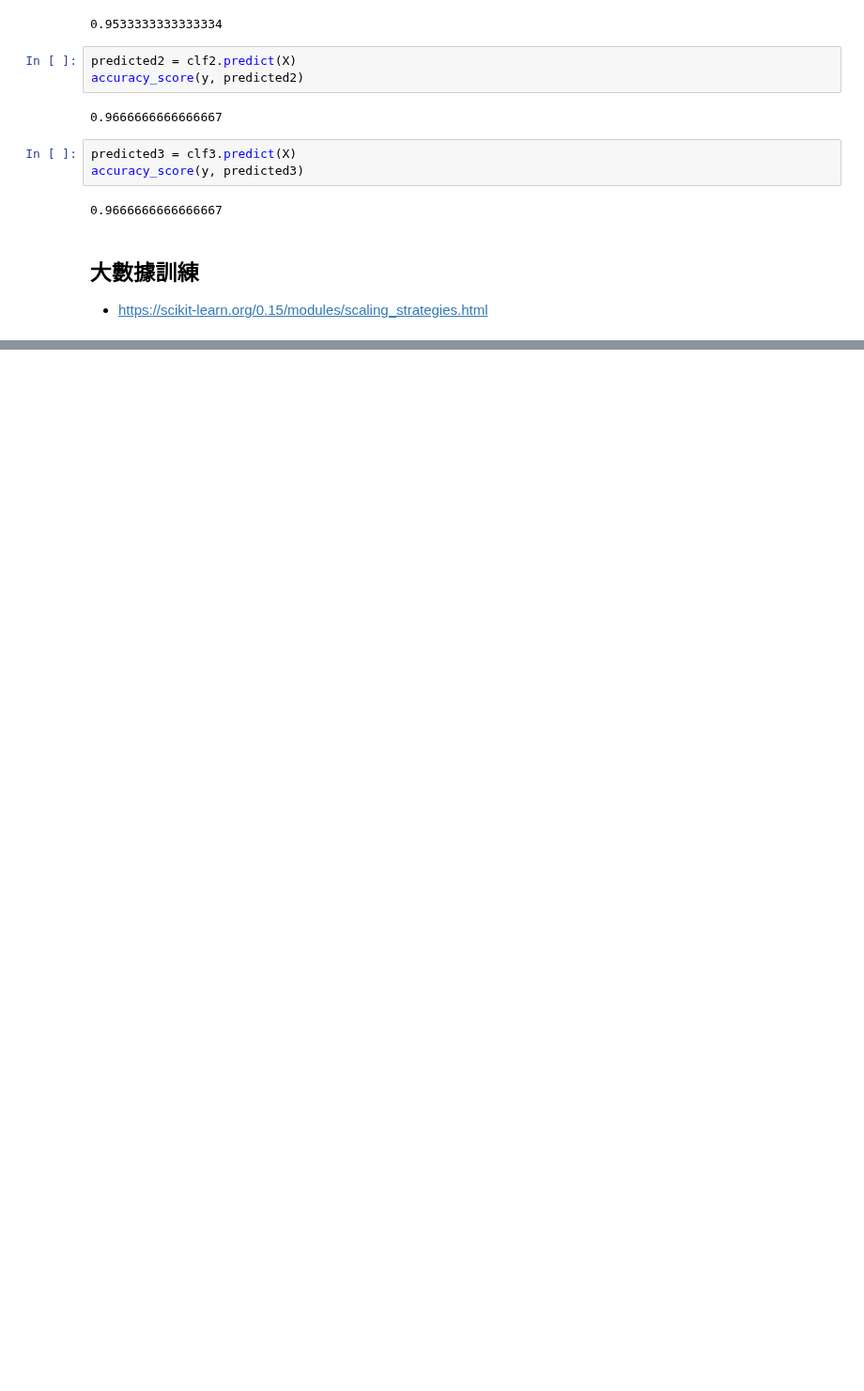
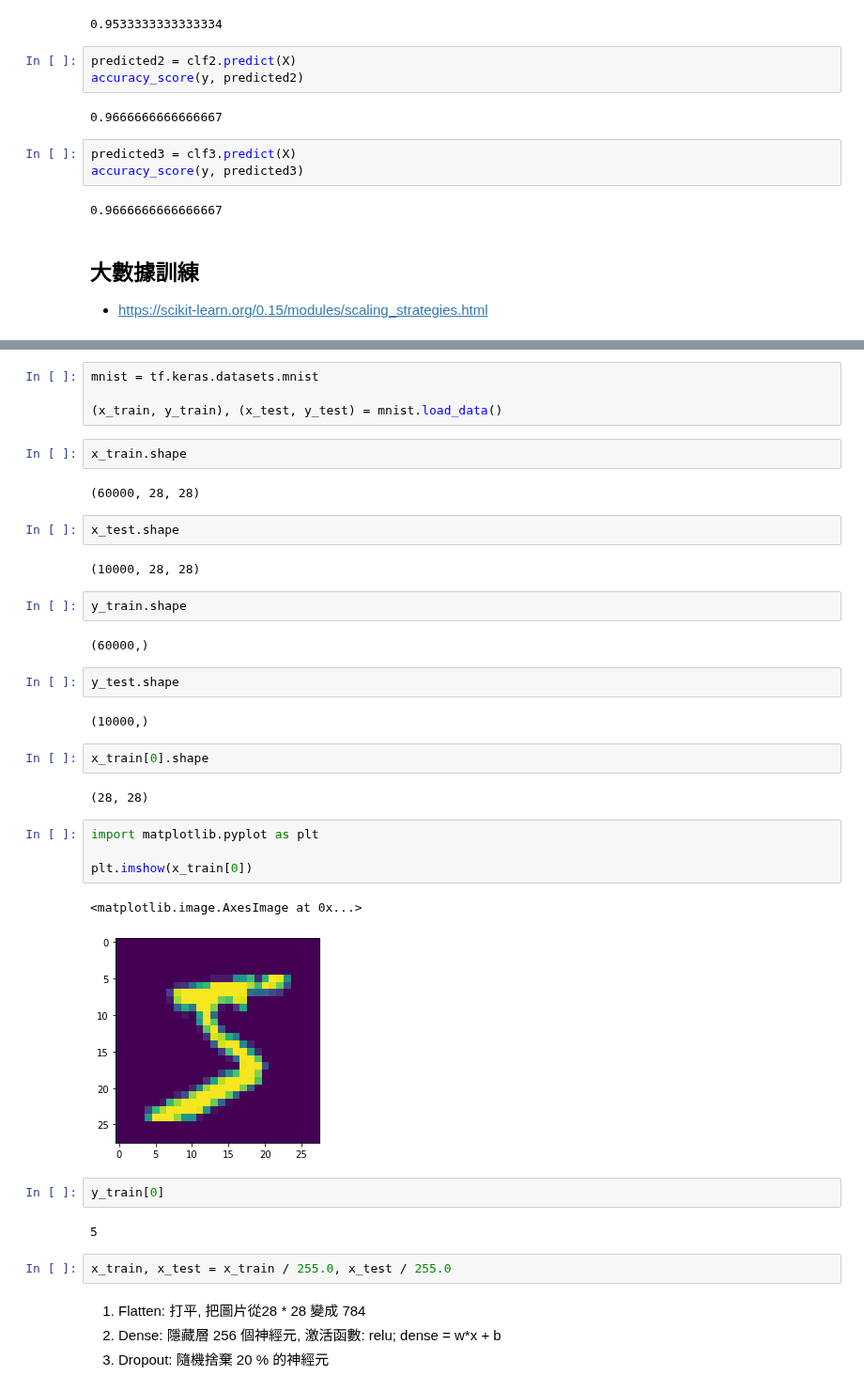
Before and after one commit to ywchiu/tibamedl, a Jupyter notebook: Demo20200321.ipynb, the cells around one changed output, grey strips where cells are left out. Shown at 94% size. Cells and saved outputs as stored; diff of their text form; blank space fills up the shorter version.

```diff
--- a/Demo20200321.ipynb
+++ b/Demo20200321.ipynb
@@ -1086,0 +1112,41 @@ accuracy_score(y, predicted3)
+# %%
+mnist = tf.keras.datasets.mnist
+
+(x_train, y_train), (x_test, y_test) = mnist.load_data()
+# %%
+x_train.shape
+# %% [output]
+(60000, 28, 28)
+# %%
+x_test.shape
+# %% [output]
+(10000, 28, 28)
+# %%
+y_train.shape
+# %% [output]
+(60000,)
+# %%
+y_test.shape
+# %% [output]
+(10000,)
+# %%
+x_train[0].shape
+# %% [output]
+(28, 28)
+# %%
+import matplotlib.pyplot as plt
+
+plt.imshow(x_train[0])
+# %% [output]
+<matplotlib.image.AxesImage at 0x...>
+[figure, added]
+# %%
+y_train[0]
+# %% [output]
+5
+# %%
+x_train, x_test = x_train / 255.0, x_test / 255.0
+# %% [markdown]
+1. Flatten: 打平, 把圖片從28 * 28 變成 784
+2. Dense: 隱藏層 256 個神經元, 激活函數: relu; dense = w*x + b
+3. Dropout: 隨機捨棄 20 % 的神經元
```
Also changed, not shown: parts of 19 cells of this notebook.
